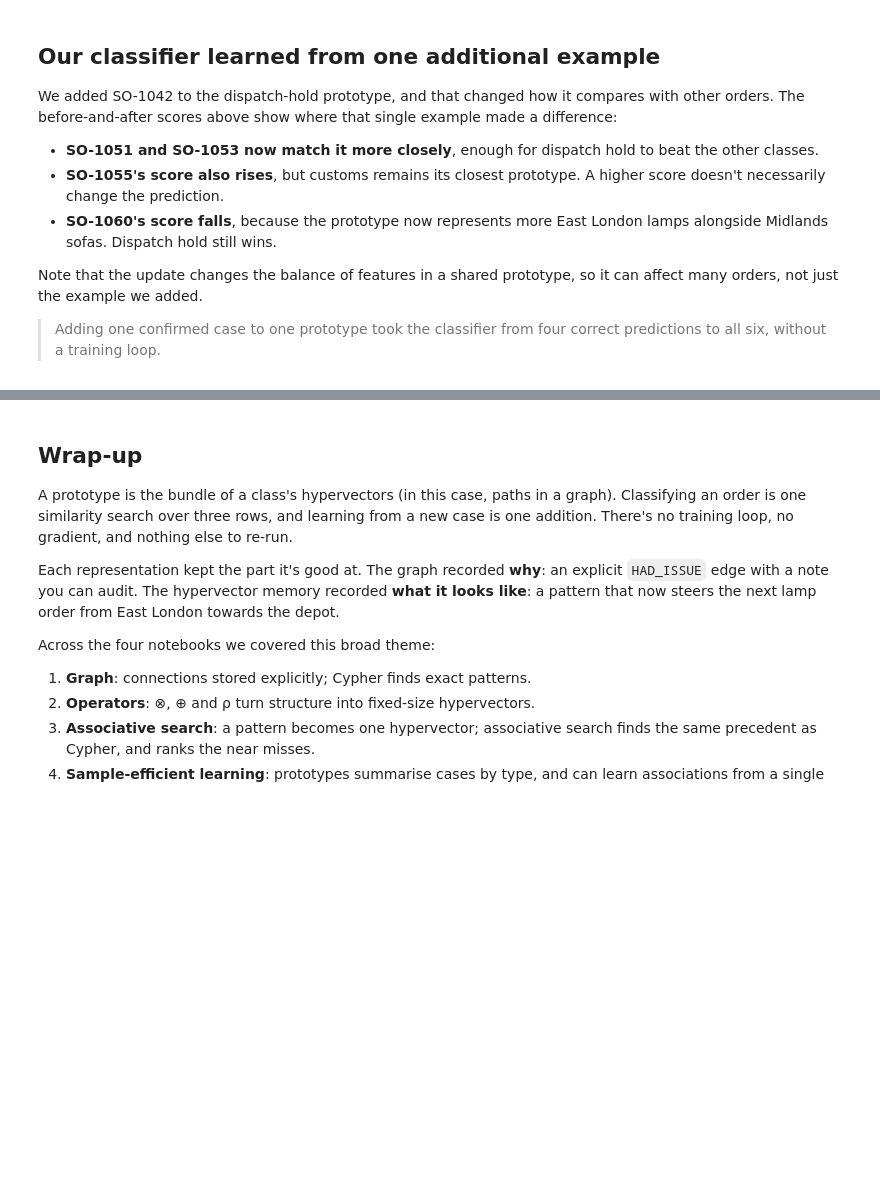
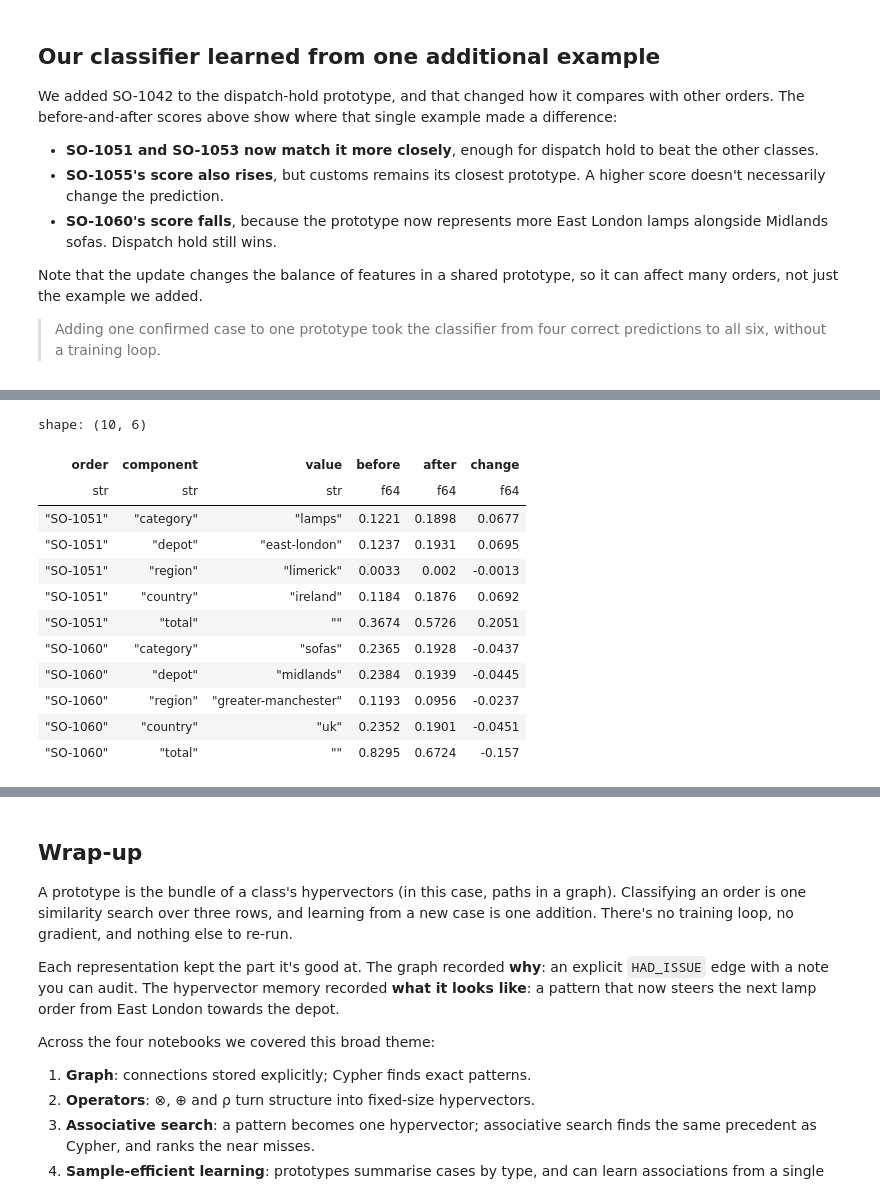
Before and after one commit to hyperdimensionalcomputingai/cdl-2026, a Jupyter notebook: src/04_one_shot_learning.ipynb, the cells around one changed output, grey strips where cells are left out. Saved outputs shown, nothing was run; the diff lists cells and outputs as text; code cells hidden in the pictures; blank space fills up the shorter version.

```diff
--- a/src/04_one_shot_learning.ipynb
+++ b/src/04_one_shot_learning.ipynb
@@ -355,0 +402,60 @@ predictions to all six, without a training loop.
+# %%
+component_rows = []
+for order in HELD_OUT:
+    if order["order"] not in {"SO-1051", "SO-1060"}:
+        continue
+
+    # Rebuild the same four components used by motif().
+    components = {
+        "category": path(codebook, "CONTAINS", "IN_CATEGORY", order["category"]),
+        "depot": path(codebook, "SHIPS_FROM", order["depot"]),
+        "region": path(codebook, "SHIPS_TO", order["region"]),
+        "country": path(codebook, "SHIPS_TO", "IN_COUNTRY", order["country"]),
+    }
+    query = encode(order)
+    assert torch.equal(torch.stack(list(components.values())).sum(dim=0), query)
+    contributions = {}
+    for stage, prototypes in [("before", before), ("after", after)]:
+        prototype = prototypes["dispatch_hold"]
+        # Use the full motif's norm so the components sum to its cosine score.
+        denominator = query.norm() * prototype.norm()
+        contributions[stage] = {
+            field: (hypervector @ prototype / denominator).item()
+            for field, hypervector in components.items()
+        }
+        total = sum(contributions[stage].values())
+        expected = torchhd.cosine_similarity(query, prototype).item()
+        assert abs(total - expected) < 1e-6
+        # Also check against the rounded score returned by the classifier.
+        results = results_before if stage == "before" else results_after
+        reported = results.filter(pl.col("order") == order["order"])["dispatch_hold"].item()
+        assert abs(total - reported) < 0.001
+        contributions[stage]["total"] = total
+
+    for field in [*components, "total"]:
+        old = contributions["before"][field]
+        new = contributions["after"][field]
+        component_rows.append({
+            "order": order["order"], "component": field,
+            "value": order.get(field, ""), "before": old, "after": new, "change": new - old,
+        })
+
+# Round only for display; the assertions above use full precision.
+component_scores = pl.DataFrame(component_rows).with_columns(
+    pl.col("before", "after", "change").round(4)
+)
+component_scores
+# %% [output]
+shape: (10, 6)
+| order | component | value | before | after | change |
+| str | str | str | f64 | f64 | f64 |
+| "SO-1051" | "category" | "lamps" | 0.1221 | 0.1898 | 0.0677 |
+| "SO-1051" | "depot" | "east-london" | 0.1237 | 0.1931 | 0.0695 |
+| "SO-1051" | "region" | "limerick" | 0.0033 | 0.002 | -0.0013 |
+| "SO-1051" | "country" | "ireland" | 0.1184 | 0.1876 | 0.0692 |
+| "SO-1051" | "total" | "" | 0.3674 | 0.5726 | 0.2051 |
+| "SO-1060" | "category" | "sofas" | 0.2365 | 0.1928 | -0.0437 |
+| "SO-1060" | "depot" | "midlands" | 0.2384 | 0.1939 | -0.0445 |
+| "SO-1060" | "region" | "greater-manchester" | 0.1193 | 0.0956 | -0.0237 |
+| "SO-1060" | "country" | "uk" | 0.2352 | 0.1901 | -0.0451 |
+| "SO-1060" | "total" | "" | 0.8295 | 0.6724 | -0.157 |
```
Also changed, not shown: parts of 10 cells of this notebook.
